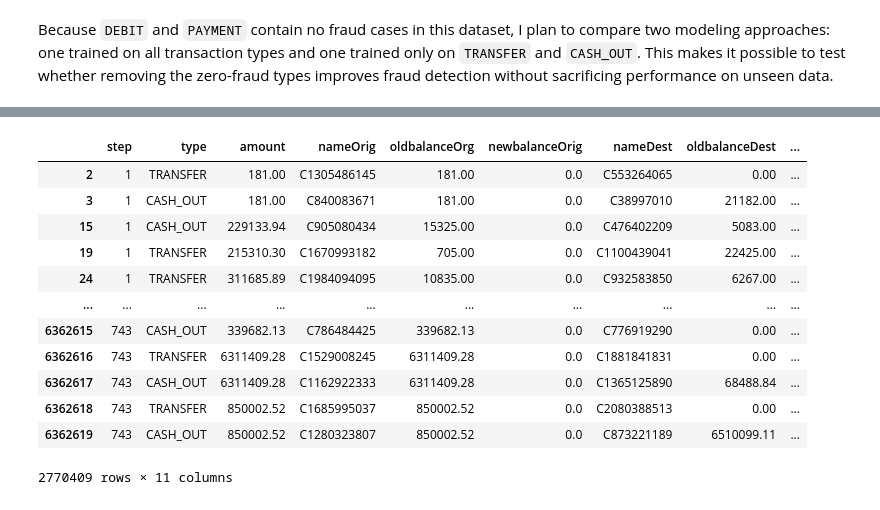
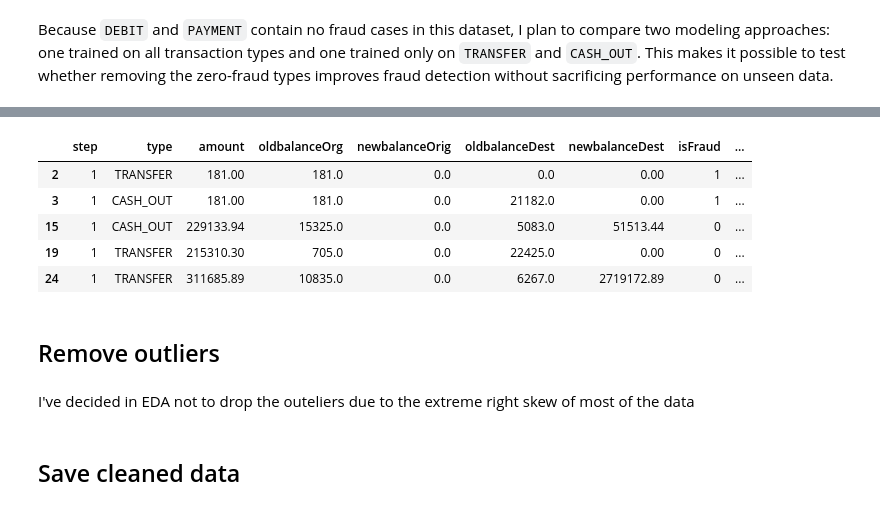
Before and after one commit to cameronbridgwater/financial_fraud, a Jupyter notebook: code/step2-transform.ipynb, the cells around one changed output, grey strips where cells are left out. Drawn from its saved outputs; the diff is of its cells as text; code cells hidden in the pictures.

```diff
--- a/code/step2-transform.ipynb
+++ b/code/step2-transform.ipynb
@@ -49,16 +57,9 @@ df_all_types.head()
 # %%
-df_only_fraud_types
+df_only_fraud_types.head()
 # %% [output]
-|  | step | type | amount | nameOrig | oldbalanceOrg | newbalanceOrig | nameDest | oldbalanceDest | ... |
-| 2 | 1 | TRANSFER | 181.00 | C1305486145 | 181.00 | 0.0 | C553264065 | 0.00 | ... |
-| 3 | 1 | CASH_OUT | 181.00 | C840083671 | 181.00 | 0.0 | C38997010 | 21182.00 | ... |
-| 15 | 1 | CASH_OUT | 229133.94 | C905080434 | 15325.00 | 0.0 | C476402209 | 5083.00 | ... |
-| 19 | 1 | TRANSFER | 215310.30 | C1670993182 | 705.00 | 0.0 | C1100439041 | 22425.00 | ... |
-| 24 | 1 | TRANSFER | 311685.89 | C1984094095 | 10835.00 | 0.0 | C932583850 | 6267.00 | ... |
-| ... | ... | ... | ... | ... | ... | ... | ... | ... | ... |
-| 6362615 | 743 | CASH_OUT | 339682.13 | C786484425 | 339682.13 | 0.0 | C776919290 | 0.00 | ... |
-| 6362616 | 743 | TRANSFER | 6311409.28 | C1529008245 | 6311409.28 | 0.0 | C1881841831 | 0.00 | ... |
-| 6362617 | 743 | CASH_OUT | 6311409.28 | C1162922333 | 6311409.28 | 0.0 | C1365125890 | 68488.84 | ... |
-| 6362618 | 743 | TRANSFER | 850002.52 | C1685995037 | 850002.52 | 0.0 | C2080388513 | 0.00 | ... |
-| 6362619 | 743 | CASH_OUT | 850002.52 | C1280323807 | 850002.52 | 0.0 | C873221189 | 6510099.11 | ... |
+|  | step | type | amount | oldbalanceOrg | newbalanceOrig | oldbalanceDest | newbalanceDest | isFraud | ... |
+| 2 | 1 | TRANSFER | 181.00 | 181.0 | 0.0 | 0.0 | 0.00 | 1 | ... |
+| 3 | 1 | CASH_OUT | 181.00 | 181.0 | 0.0 | 21182.0 | 0.00 | 1 | ... |
+| 15 | 1 | CASH_OUT | 229133.94 | 15325.0 | 0.0 | 5083.0 | 51513.44 | 0 | ... |
+| 19 | 1 | TRANSFER | 215310.30 | 705.0 | 0.0 | 22425.0 | 0.00 | 0 | ... |
+| 24 | 1 | TRANSFER | 311685.89 | 10835.0 | 0.0 | 6267.0 | 2719172.89 | 0 | ... |
-2770409 rows × 11 columns
@@ -69 +66,7 @@ df.head()
+# %% [markdown]
+## Remove outliers ##
+# %% [markdown]
+I've decided in EDA not to drop the outeliers due to the extreme right skew of most of the data
+# %% [markdown]
+## Save cleaned data ##
 # %%
```
Also changed, not shown: parts of 11 cells of this notebook, 3 other files.
